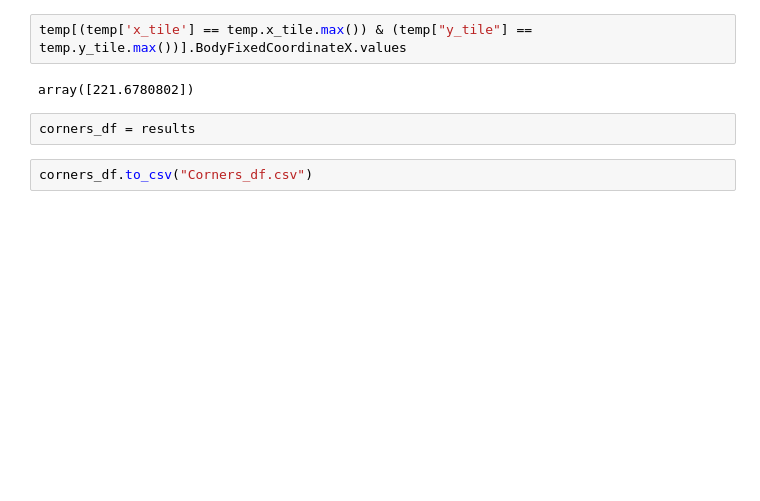
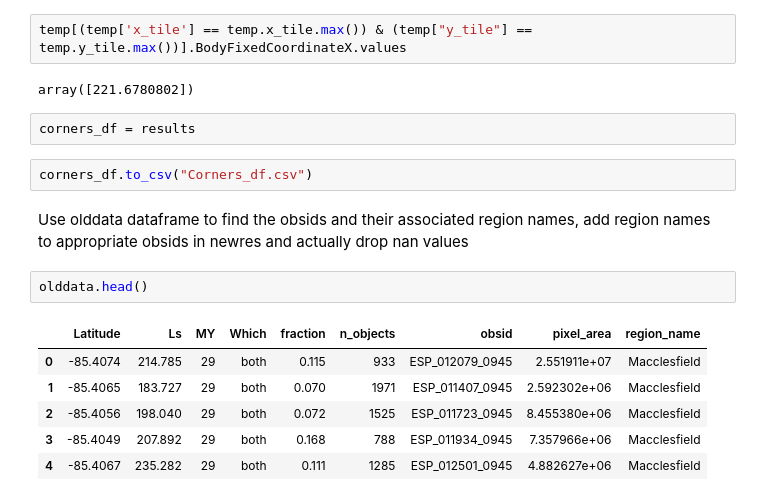
Before and after one commit to zalfalah/Honors, a Jupyter notebook: Astro Final and Stats Work.ipynb, the cells around one changed output. Drawn from its saved outputs; the diff is of its cells as text; blank space fills up the shorter version.

```diff
--- a/Astro Final and Stats Work.ipynb
+++ b/Astro Final and Stats Work.ipynb
@@ -117,3 +146,14 @@ array([221.6780802])
 corners_df = results
 # %%
 corners_df.to_csv("Corners_df.csv")
+# %% [markdown]
+Use olddata dataframe to find the obsids and their associated region names, add region names to appropriate obsids in newres and actually drop nan values
+# %%
+olddata.head()
+# %% [output]
+|  | Latitude | Ls | MY | Which | fraction | n_objects | obsid | pixel_area | region_name |
+| 0 | -85.4074 | 214.785 | 29 | both | 0.115 | 933 | ESP_012079_0945 | 2.551911e+07 | Macclesfield |
+| 1 | -85.4065 | 183.727 | 29 | both | 0.070 | 1971 | ESP_011407_0945 | 2.592302e+06 | Macclesfield |
+| 2 | -85.4056 | 198.040 | 29 | both | 0.072 | 1525 | ESP_011723_0945 | 8.455380e+06 | Macclesfield |
+| 3 | -85.4049 | 207.892 | 29 | both | 0.168 | 788 | ESP_011934_0945 | 7.357966e+06 | Macclesfield |
+| 4 | -85.4067 | 235.282 | 29 | both | 0.111 | 1285 | ESP_012501_0945 | 4.882627e+06 | Macclesfield |
```
Also changed, not shown: parts of 24 cells of this notebook.
